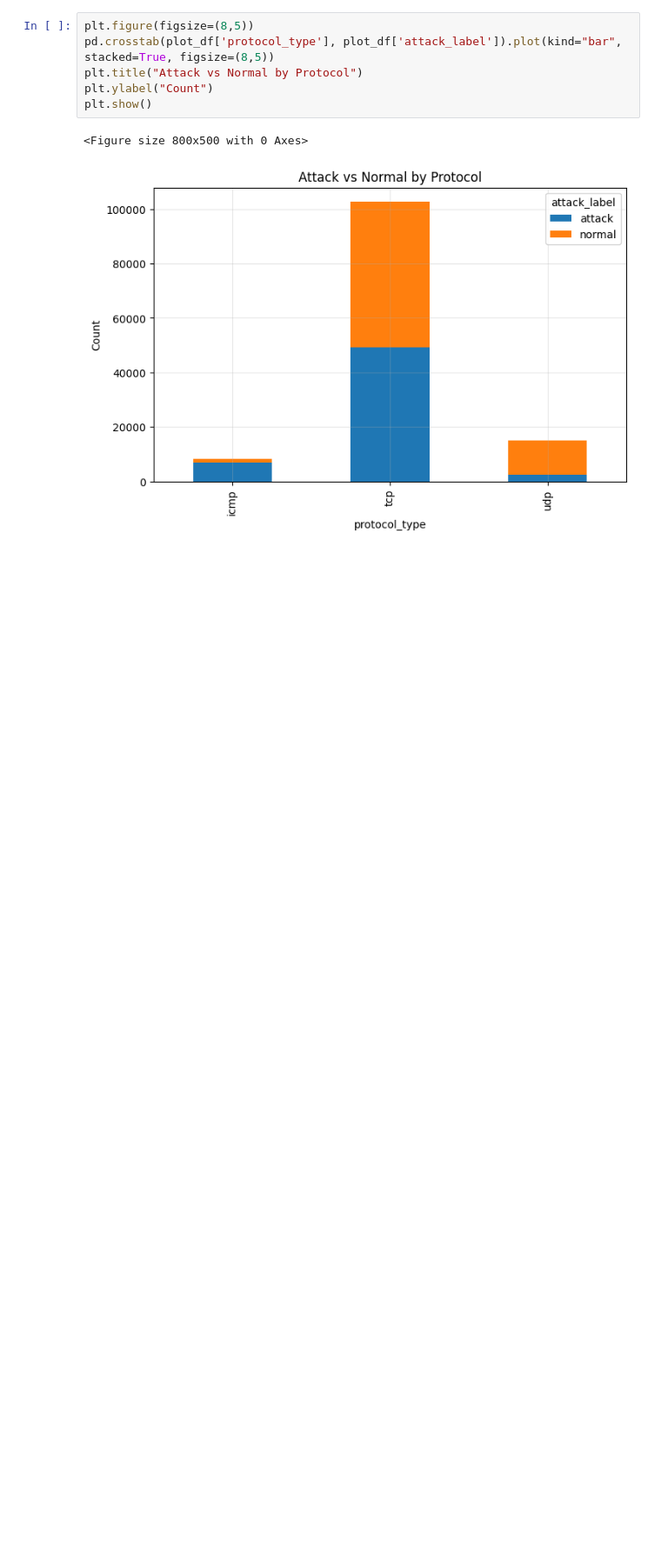
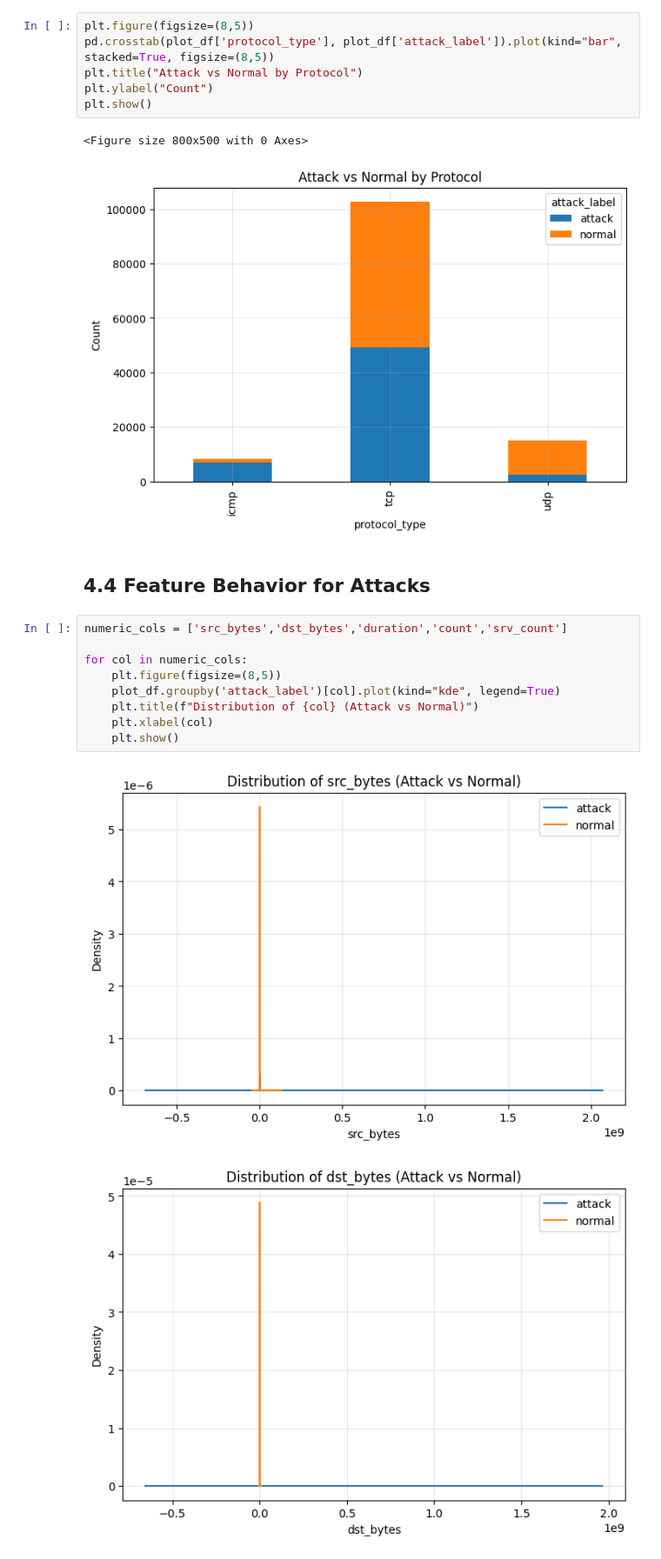
Before and after one commit to hadeswithming23/DeepLearning, a Jupyter notebook: GroupG_DLI.ipynb, the cells around one changed output. Shown at 87% size. Drawn from its saved outputs; the diff is of its cells as text; blank space fills up the shorter version.

```diff
--- a/GroupG_DLI.ipynb
+++ b/GroupG_DLI.ipynb
@@ -238,3 +238,17 @@ plt.show()
 # %% [output]
 <Figure size 800x500 with 0 Axes>
 [figure]
+# %% [markdown]
+## 4.4 Feature Behavior for Attacks
+# %%
+numeric_cols = ['src_bytes','dst_bytes','duration','count','srv_count']
+
+for col in numeric_cols:
+    plt.figure(figsize=(8,5))
+    plot_df.groupby('attack_label')[col].plot(kind="kde", legend=True)
+    plt.title(f"Distribution of {col} (Attack vs Normal)")
+    plt.xlabel(col)
+    plt.show()
+# %% [output]
+[figure, added]
+[figure, added]
```
Also changed, not shown: parts of 3 cells of this notebook.
